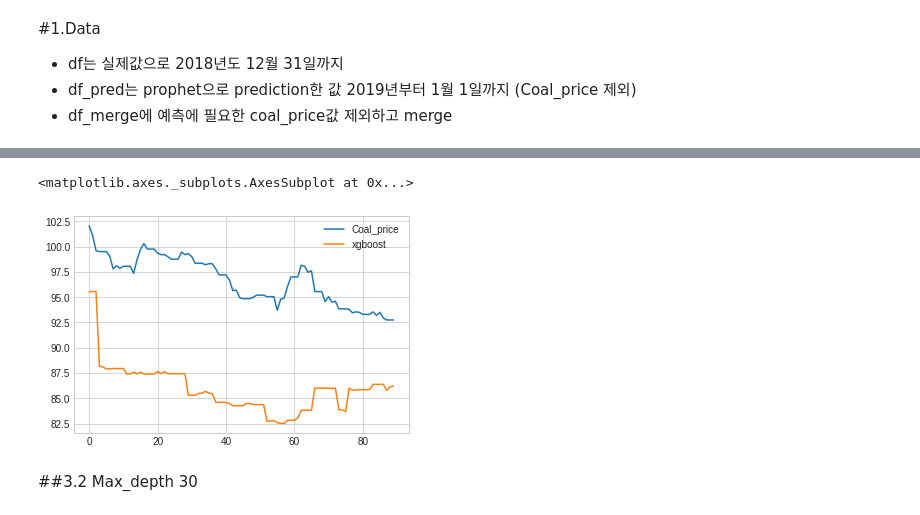
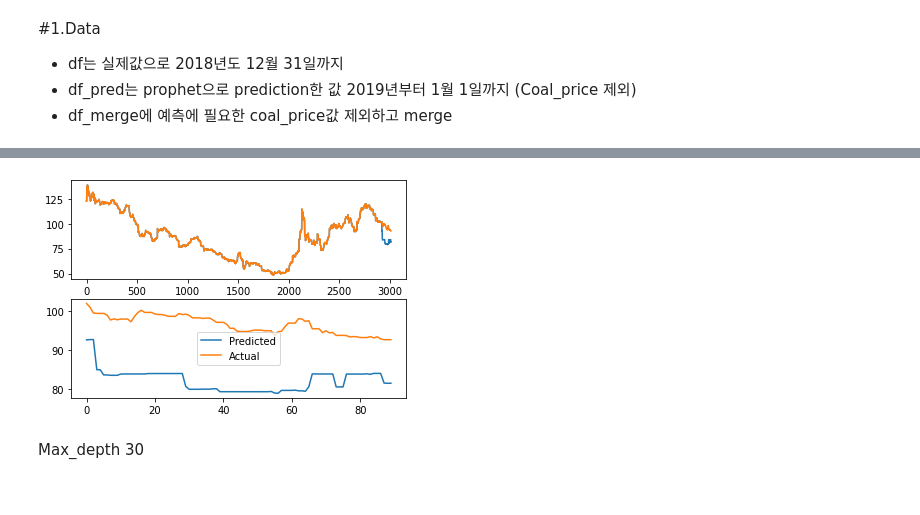
Before and after one commit to DoSungjin/black_coal_price, a Jupyter notebook: Xgboost_blackcoal_all.ipynb, the cells around one changed output, grey strips where cells are left out. Cells and saved outputs as stored; diff of their text form; code cells hidden in the pictures.

```diff
--- a/Xgboost_blackcoal_all.ipynb
+++ b/Xgboost_blackcoal_all.ipynb
@@ -11,7 +20,7 @@ import os
 # 시각화 라이브러리
 import matplotlib.pyplot as plt
 import seaborn as sns
-plt.style.use('seaborn-whitegrid')
+
 from plotly.offline import init_notebook_mode, iplot #plotly offline mode
 init_notebook_mode(connected = True)
 import plotly.graph_objs as go #plotly graphical object
@@ -31,7 +40,7 @@ from sklearn.model_selection import cross_val_score, train_test_split   # valida
 
 import matplotlib.pyplot as plt
 import matplotlib
-plt.style.use('seaborn-whitegrid')
+
 import statsmodels.api as sm    # 통계분석 관련 라이브러리
 from statsmodels.graphics.tsaplots import plot_acf, plot_pacf
 from fbprophet import Prophet
@@ -157,11 +508,0 @@ df_merge
-# %%
-df_coal = pd.read_csv("/content/gdrive/My Drive/Black_coal/data/dataset/project_dataset.csv", encoding = 'utf-8-sig')
-df_coal = df_coal.sort_values('date')
-df_coal['date']= pd.to_datetime(df_coal['date'])
-
-df_coal = df_coal.set_index('date')
-df_coal = df_coal[df_coal.index < '2019-04-01']
-df_coal = df_coal[df_coal.index >= '2019-01-01']
-df_coal = df_coal.reset_index()
-df_coal = df_coal[['date','Coal_price']]
-df_coal
@@ -186,11 +509,12 @@ df_coal
 # %%
 
-df_merge = df_merge.set_index('date')
 # 학습과 테스트 데이터 분리
-split = "2017-12-31"
+split =  "2017-12-31"
+split1 =  "2018-12-31"
+
 df_train = df_merge[:split]
-df_test = df_merge[split:'2018-12-31']
-df_predict = df_merge['2019-01-01':]
+df_test = df_merge[split:split1]
+df_predict = df_merge["2019-01-01":"2019-03-31"]
 
 df_train_y = df_train.loc[:,'Coal_price']
 df_train_x = df_train.drop('Coal_price', axis=1)
@@ -199,4 +523,4 @@ df_test_x = df_test.drop('Coal_price', axis=1)
 # 나중에 예측값과 비교하기 위해 test 데이터 복제본 저장
 df_test_orig = df_coal.loc[:, 'Coal_price']
 df_predict_x = df_predict.drop('Coal_price', axis=1)
-df_predict_x = df_predict_x['2019-01-01':]
+df_predict_x = df_predict_x[:]
@@ -205,5 +527,5 @@ df_predict_x = df_predict_x['2019-01-01':]
 # %%
-XG_model_month = xgb.XGBRegressor(n_estimators=1000)
+XG_model_month = xgb.XGBRegressor(learning_rate=0.1,max_depth=6,n_estimators=200)
 XG_model_month.fit(df_train_x, df_train_y, eval_set=[(df_test_x, df_test_y)], early_stopping_rounds=100,verbose=False)
 
 # 주요하게 적용하는 변수를 판단
@@ -241,19 +578,32 @@ plot_importance(XG_model_month, height=0.9)
 # %%
 # 테스트 데이터 중 특정 store/item 데이터를 추출
 
 
 xgboost = XG_model_month.predict(df_predict_x)
 
 # 실제 값과 예측 값을 하나의 DataFrame으로 만들고 visualize
 result=pd.concat([df_test_orig.reset_index(), pd.DataFrame(xgboost, columns=['xgboost'])], axis=1, ignore_index=False)
 # result = result.set_index('date')
 result = result.loc[:, ['Coal_price', 'xgboost']]
-result.plot()
+
+df_con=pd.concat([df_train['Coal_price'],df_test['Coal_price']],axis=0)
+df_con=pd.concat([df_con,result['xgboost']],axis=0)
+con = pd.DataFrame(df_con)
+
+plt.subplot(211)
+plt.plot(con.values , label='Predicted')
+plt.plot(df_coal['Coal_price'].values , label='Actual')
+
+
+plt.subplot(212)
+plt.plot(result['xgboost'].values, label='Predicted')
+plt.plot(df_coal['Coal_price'][-90:].values, label='Actual')
+plt.legend()
+plt.show()
 # %% [output]
-<matplotlib.axes._subplots.AxesSubplot at 0x...>
-[figure, old version]
+[figure, new version]
-# %% [markdown]
-##3.2 Max_depth 30
+# %% [markdown]
+Max_depth 30
 # %%
 XG_model_month = xgb.XGBRegressor(n_estimators=1000, max_depth= 30)
 XG_model_month.fit(df_train_x, df_train_y, eval_set=[(df_test_x, df_test_y)], early_stopping_rounds=100,verbose=False)
```
Also changed, not shown: parts of 41 cells of this notebook.
